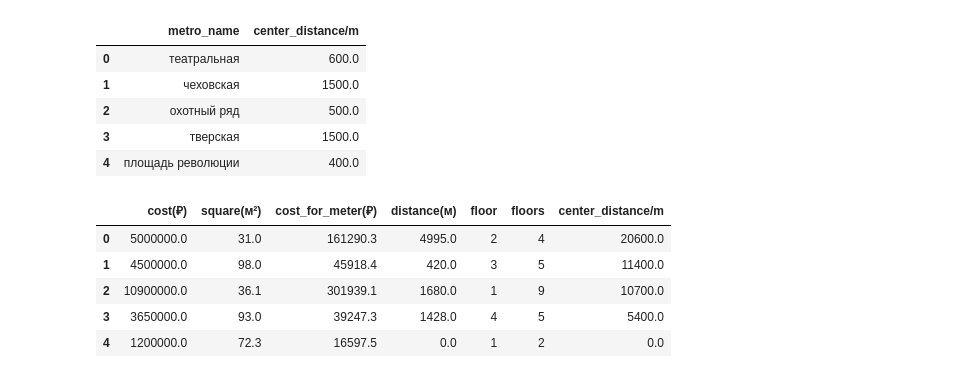
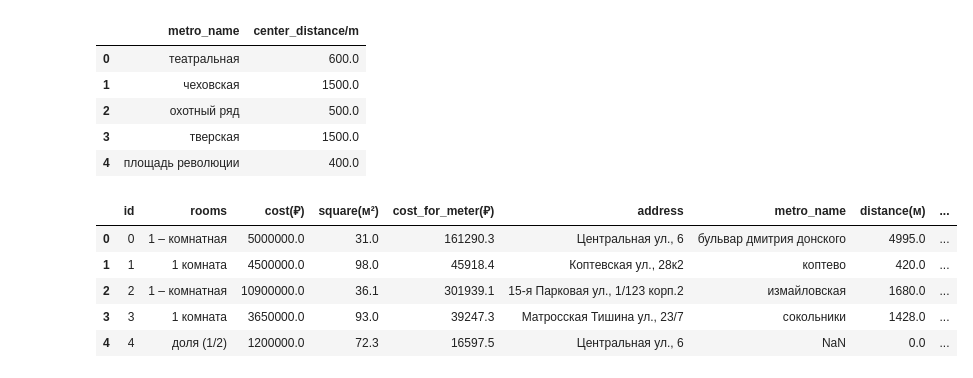
Before and after one commit to Gabuchev/Apartments-in-Moscow---The-simplest-recommendation-system, a Jupyter notebook: combined_data.ipynb, the cells around one changed output. Saved outputs shown, nothing was run; the diff lists cells and outputs as text; code cells hidden in the pictures.

```diff
--- a/RecSysV1.ipynb
+++ b/combined_data.ipynb
@@ -199,22 +199,20 @@ metro.head(5)
 | 3 | тверская | 1500.0 |
 | 4 | площадь революции | 400.0 |
 # %%
-#Объединение по 'metro_name' и удаление текстовых данных
-
+#Объединение по 'metro_name'
 #считывание файлов csv
 Realty = pd.read_csv('Realty.csv')
 metro = pd.read_csv('metro.csv')
-res = Realty.merge(metro, how="left")#объединение файлов csv по 'metro_name'
-res['center_distance/m']=res['center_distance/m'].fillna(0) # меняю нан на 0
-#Удаляю текстовые данные (оставляю только численные)
-res = res.drop(['address', 'description','rooms','metro_name'],axis=1)
-res.to_csv('Res.csv',index=False) #Сохраняю без индекса
+df = Realty.merge(metro, how="left")#объединение файлов csv по 'metro_name'
+df['id'] = df.index
+df = df[['id','rooms','cost(₽)','square(м²)','cost_for_meter(₽)','address','metro_name','distance(м)','center_distance/m','floor','floors','description']]#порядок столбцов
+df.to_csv('df.csv',index=False)
 # %%
-res.head(5)
+df.head(5)
 # %% [output]
-|  | cost(₽) | square(м²) | cost_for_meter(₽) | distance(м) | floor | floors | center_distance/m |
-| 0 | 5000000.0 | 31.0 | 161290.3 | 4995.0 | 2 | 4 | 20600.0 |
-| 1 | 4500000.0 | 98.0 | 45918.4 | 420.0 | 3 | 5 | 11400.0 |
-| 2 | 10900000.0 | 36.1 | 301939.1 | 1680.0 | 1 | 9 | 10700.0 |
-| 3 | 3650000.0 | 93.0 | 39247.3 | 1428.0 | 4 | 5 | 5400.0 |
-| 4 | 1200000.0 | 72.3 | 16597.5 | 0.0 | 1 | 2 | 0.0 |
+|  | id | rooms | cost(₽) | square(м²) | cost_for_meter(₽) | address | metro_name | distance(м) | ... |
+| 0 | 0 | 1 – комнатная | 5000000.0 | 31.0 | 161290.3 | Центральная ул., 6 | бульвар дмитрия донского | 4995.0 | ... |
+| 1 | 1 | 1 комната | 4500000.0 | 98.0 | 45918.4 | Коптевская ул., 28к2 | коптево | 420.0 | ... |
+| 2 | 2 | 1 – комнатная | 10900000.0 | 36.1 | 301939.1 | 15-я Парковая ул., 1/123 корп.2 | измайловская | 1680.0 | ... |
+| 3 | 3 | 1 комната | 3650000.0 | 93.0 | 39247.3 | Матросская Тишина ул., 23/7 | сокольники | 1428.0 | ... |
+| 4 | 4 | доля (1/2) | 1200000.0 | 72.3 | 16597.5 | Центральная ул., 6 | NaN | 0.0 | ... |
```
Also changed, not shown: parts of 3 cells of this notebook.
